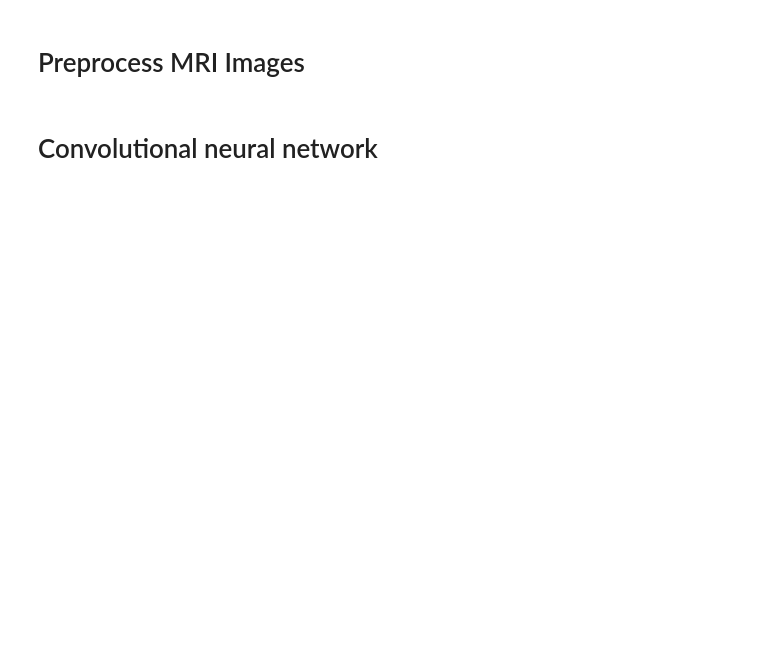
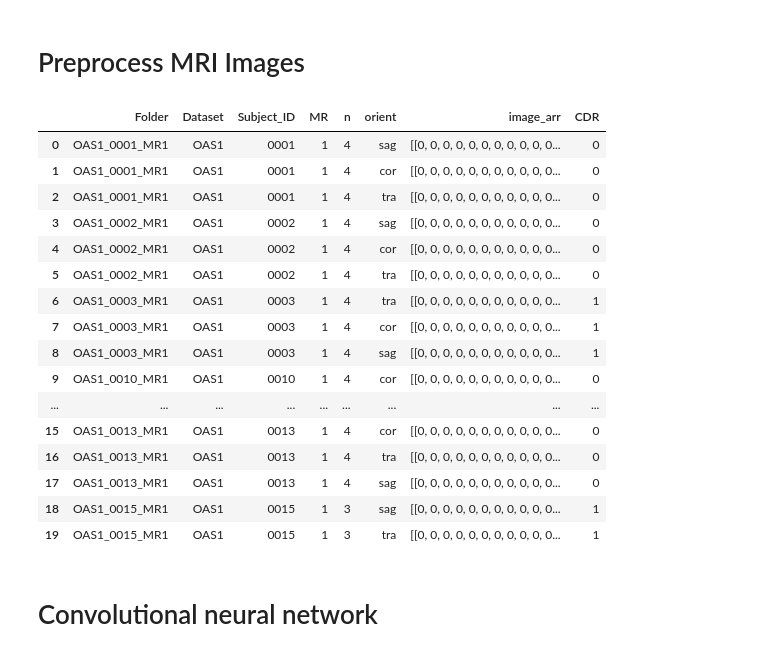
Before and after one commit to mkvph0ch/memobrain, a Jupyter notebook: notebooks/mkvph0ch_cnns.ipynb, the cells around one changed output. Drawn from its saved outputs; the diff is of its cells as text; code cells hidden in the pictures; blank space fills up the shorter version.

```diff
--- a/notebooks/mkvph0ch_cnns.ipynb
+++ b/notebooks/mkvph0ch_cnns.ipynb
@@ -34,3 +174,50 @@ diagnosis_qual={0.:'normal', 0.5:'AD', 1.:'AD', 2.:'AD' }
 # grayscale
 # reshape
 # test_train_split
+# %%
+oasis1_dict = {
+    'Folder': [],
+    'Dataset': [],
+    'Subject_ID': [],
+    'MR': [],
+    'n': [],
+    'orient': [],
+    'image_arr': [],
+    'CDR': []
+}
+# %%
+# iterate over all jpg paths and append to dictionary
+
+for i in range(0, len(oasis1_sp_jpg_paths)):
+    oasis1_dict['Folder'].append(oasis1_sp_jpg_paths[i].stem.split('_mpr')[0])
+    oasis1_dict['Dataset'].append(oasis1_sp_jpg_paths[i].stem.split('_')[0])
+    oasis1_dict['Subject_ID'].append(oasis1_sp_jpg_paths[i].stem.split('_')[1])
+    oasis1_dict['MR'].append(oasis1_sp_jpg_paths[i].stem.split('_')[2][-1])
+    oasis1_dict['n'].append(oasis1_sp_jpg_paths[i].stem.split('_')[4][-1])
+    oasis1_dict['orient'].append(oasis1_sp_jpg_paths[i].stem.split('_')[-2])
+    oasis1_dict['image_arr'].append(plt.imread(oasis1_sp_jpg_paths[i]))
+# %%
+for item in oasis1_dict['Folder']:
+    cdr = int(oas1_dia[oas1_dia['ID'] == item]['CDR'].values[0])
+    oasis1_dict['CDR'].append(cdr)
+# %%
+oasis1_df = pd.DataFrame.from_dict(oasis1_dict)
+oasis1_df.head(20)
+# %% [output]
+|  | Folder | Dataset | Subject_ID | MR | n | orient | image_arr | CDR |
+| 0 | OAS1_0001_MR1 | OAS1 | 0001 | 1 | 4 | sag | [[0, 0, 0, 0, 0, 0, 0, 0, 0, 0, 0... | 0 |
+| 1 | OAS1_0001_MR1 | OAS1 | 0001 | 1 | 4 | cor | [[0, 0, 0, 0, 0, 0, 0, 0, 0, 0, 0... | 0 |
+| 2 | OAS1_0001_MR1 | OAS1 | 0001 | 1 | 4 | tra | [[0, 0, 0, 0, 0, 0, 0, 0, 0, 0, 0... | 0 |
+| 3 | OAS1_0002_MR1 | OAS1 | 0002 | 1 | 4 | sag | [[0, 0, 0, 0, 0, 0, 0, 0, 0, 0, 0... | 0 |
+| 4 | OAS1_0002_MR1 | OAS1 | 0002 | 1 | 4 | cor | [[0, 0, 0, 0, 0, 0, 0, 0, 0, 0, 0... | 0 |
+| 5 | OAS1_0002_MR1 | OAS1 | 0002 | 1 | 4 | tra | [[0, 0, 0, 0, 0, 0, 0, 0, 0, 0, 0... | 0 |
+| 6 | OAS1_0003_MR1 | OAS1 | 0003 | 1 | 4 | tra | [[0, 0, 0, 0, 0, 0, 0, 0, 0, 0, 0... | 1 |
+| 7 | OAS1_0003_MR1 | OAS1 | 0003 | 1 | 4 | cor | [[0, 0, 0, 0, 0, 0, 0, 0, 0, 0, 0... | 1 |
+| 8 | OAS1_0003_MR1 | OAS1 | 0003 | 1 | 4 | sag | [[0, 0, 0, 0, 0, 0, 0, 0, 0, 0, 0... | 1 |
+| 9 | OAS1_0010_MR1 | OAS1 | 0010 | 1 | 4 | cor | [[0, 0, 0, 0, 0, 0, 0, 0, 0, 0, 0... | 0 |
+| ... | ... | ... | ... | ... | ... | ... | ... | ... |
+| 15 | OAS1_0013_MR1 | OAS1 | 0013 | 1 | 4 | cor | [[0, 0, 0, 0, 0, 0, 0, 0, 0, 0, 0... | 0 |
+| 16 | OAS1_0013_MR1 | OAS1 | 0013 | 1 | 4 | tra | [[0, 0, 0, 0, 0, 0, 0, 0, 0, 0, 0... | 0 |
+| 17 | OAS1_0013_MR1 | OAS1 | 0013 | 1 | 4 | sag | [[0, 0, 0, 0, 0, 0, 0, 0, 0, 0, 0... | 0 |
+| 18 | OAS1_0015_MR1 | OAS1 | 0015 | 1 | 3 | sag | [[0, 0, 0, 0, 0, 0, 0, 0, 0, 0, 0... | 1 |
+| 19 | OAS1_0015_MR1 | OAS1 | 0015 | 1 | 3 | tra | [[0, 0, 0, 0, 0, 0, 0, 0, 0, 0, 0... | 1 |
```
Also changed, not shown: parts of 24 cells of this notebook, 1 other file.
